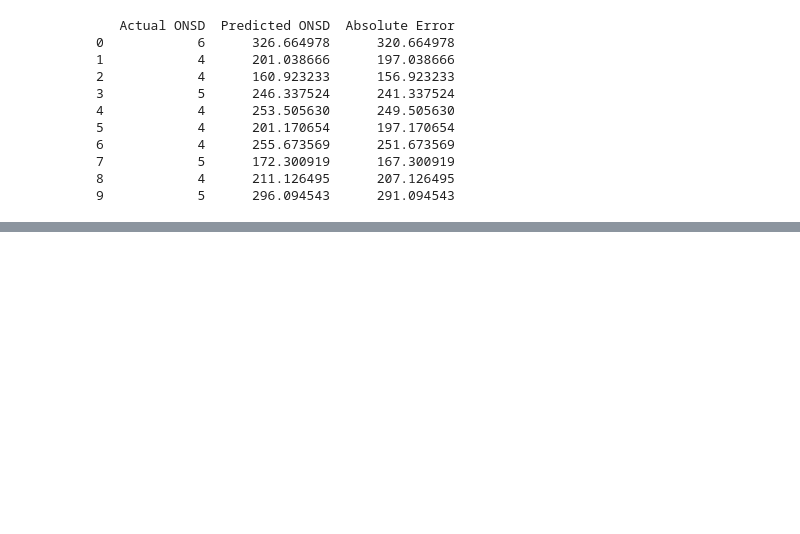
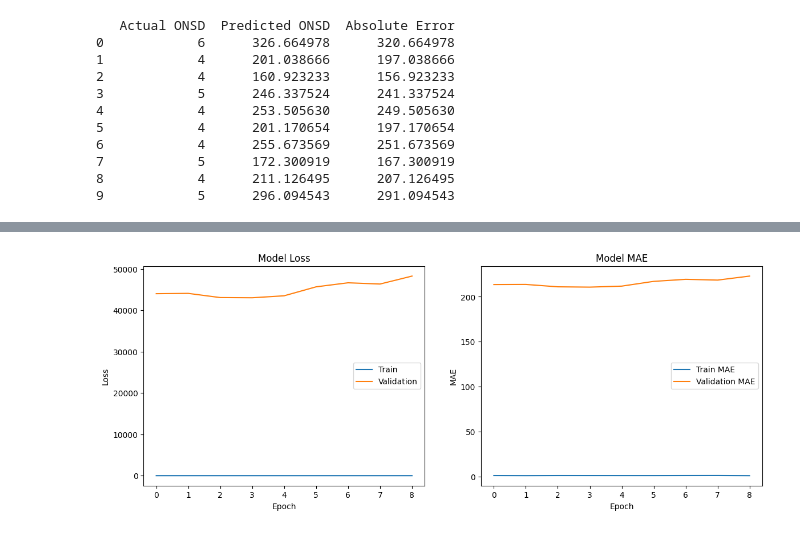
Before and after one commit to Logic06183/ONSD_Explore, a Jupyter notebook: ONSD_explore.ipynb, the cells around one changed output, grey strips where cells are left out. Saved outputs shown, nothing was run; the diff lists cells and outputs as text; code cells hidden in the pictures; blank space fills up the shorter version.

```diff
--- a/ONSD_explore.ipynb
+++ b/ONSD_explore.ipynb
@@ -551,3 +551,43 @@ Epoch 8/50
 6/6 ━━━━━━━━━━━━━━━━━━━━ 6s 975ms/step - loss: 2.3019 - mae: 1.2566 - val_loss: 46328.2734 - val_mae: 218.4946
 Epoch 9/50
 6/6 ━━━━━━━━━━━━━━━━━━━━ 6s 943ms/step - loss: 2.6698 - mae: 1.1145 - val_loss: 48253.7109 - val_mae: 222.9256
+# %%
+from sklearn.metrics import mean_absolute_error, mean_squared_error
+import matplotlib.pyplot as plt
+import numpy as np
+
+# Generate predictions
+predictions = model.predict(X_test).flatten()
+
+# Calculate evaluation metrics
+mae = mean_absolute_error(y_test, predictions)
+mse = mean_squared_error(y_test, predictions)
+rmse = np.sqrt(mse)
+
+print(f"Mean Absolute Error (MAE): {mae}")
+print(f"Mean Squared Error (MSE): {mse}")
+print(f"Root Mean Squared Error (RMSE): {rmse}")
+
+# Plot the training history
+plt.figure(figsize=(14, 5))
+
+# Plot training & validation loss values
+plt.subplot(1, 2, 1)
+plt.plot(history.history['loss'], label='Train')
+plt.plot(history.history['val_loss'], label='Validation')
+plt.title('Model Loss')
+plt.xlabel('Epoch')
+plt.ylabel('Loss')
+plt.legend()
+
+# Plot training & validation MAE values
+plt.subplot(1, 2, 2)
+plt.plot(history.history['mae'], label='Train MAE')
+plt.plot(history.history['val_mae'], label='Validation MAE')
+plt.title('Model MAE')
+plt.xlabel('Epoch')
+plt.ylabel('MAE')
+plt.legend()
+
+plt.show()
+# %% [output]
@@ -553,0 +600 @@ Epoch 9/50
+[figure, added]
```
Also changed, not shown: parts of 1 cell of this notebook.
